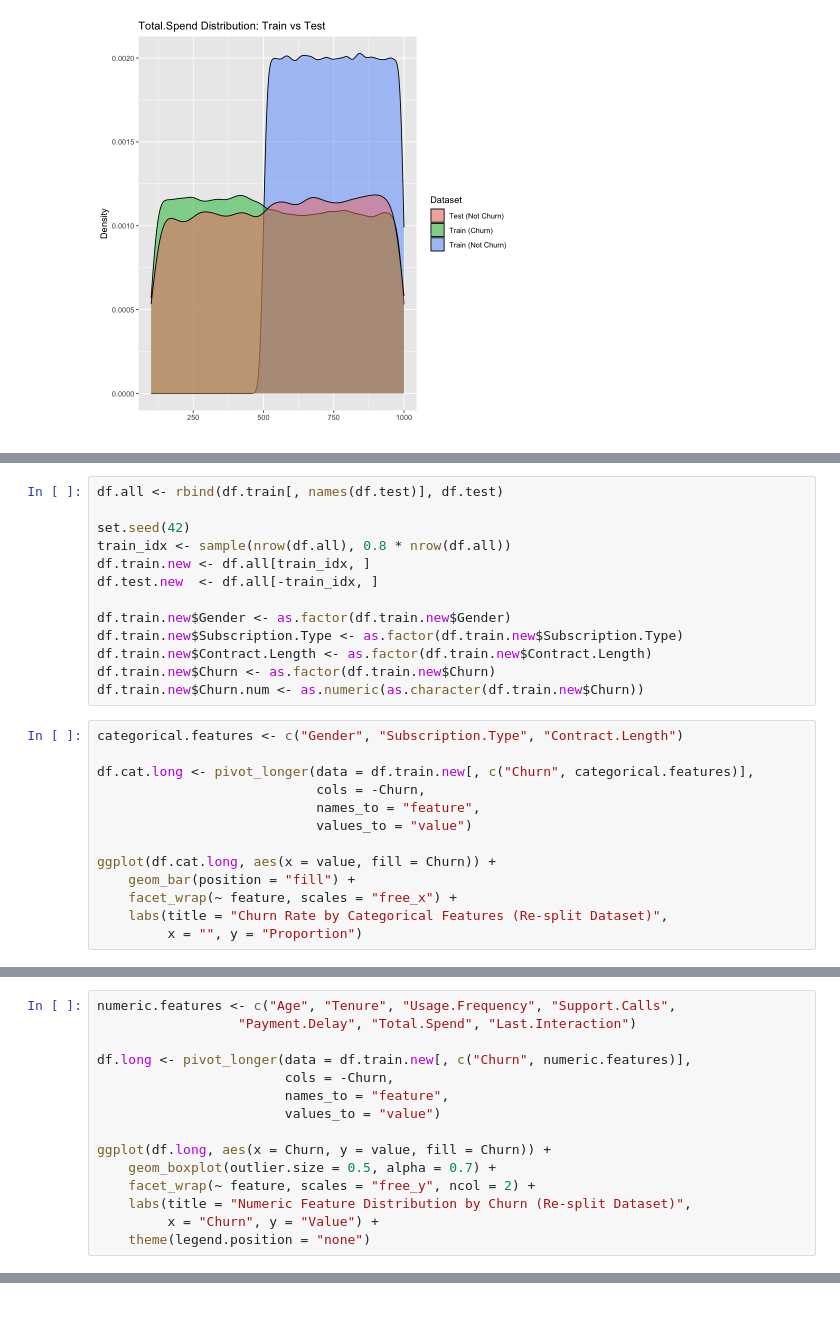
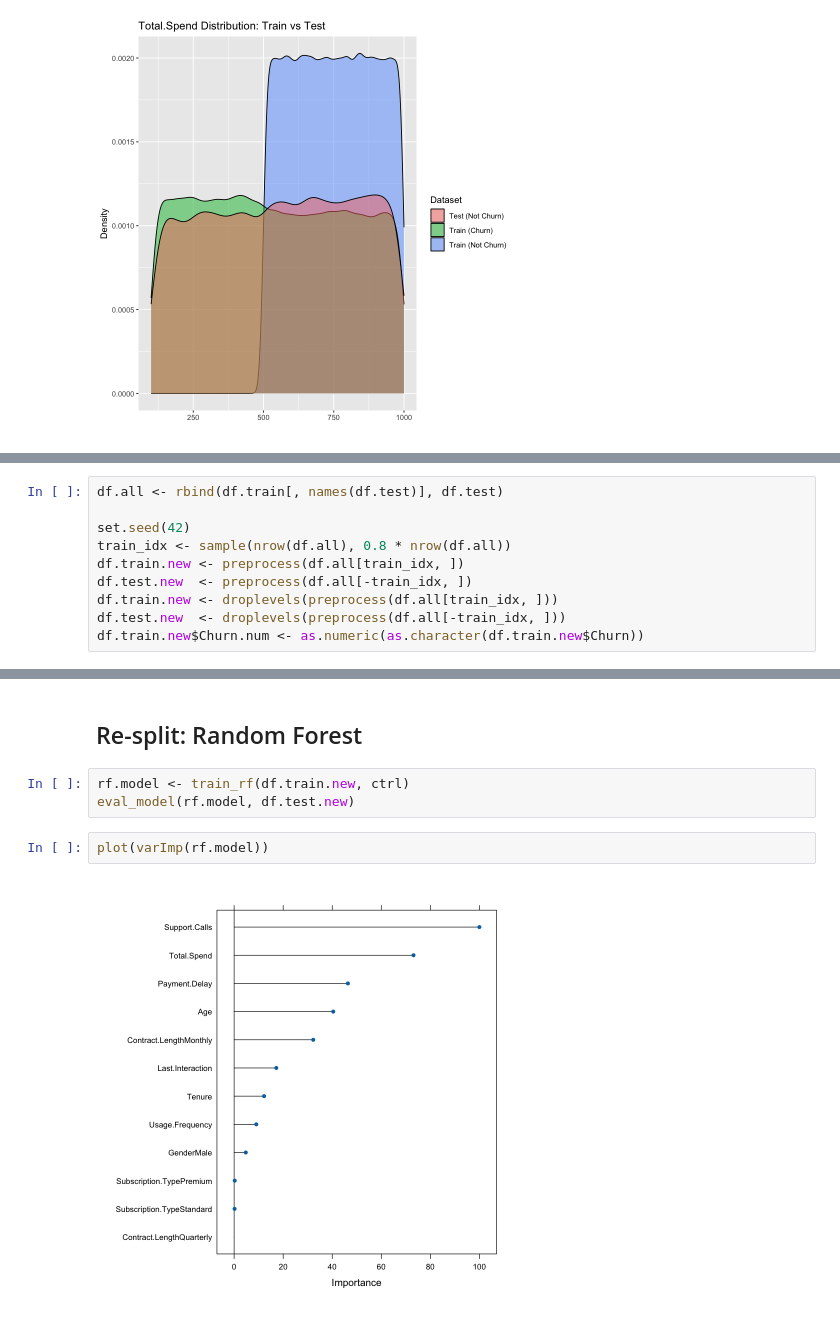
Before and after one commit to ShengPeiWilliam/telecom-churn-ml, a Jupyter notebook: code/churn_analysis.ipynb, the cells around one changed output, grey strips where cells are left out. Cells and saved outputs as stored; diff of their text form.

```diff
--- a/code/churn_analysis.ipynb
+++ b/code/churn_analysis.ipynb
@@ -347,24 +335,8 @@ df.all <- rbind(df.train[, names(df.test)], df.test)
 
 set.seed(42)
 train_idx <- sample(nrow(df.all), 0.8 * nrow(df.all))
-df.train.new <- df.all[train_idx, ]
-df.test.new  <- df.all[-train_idx, ]
-
-df.train.new$Gender <- as.factor(df.train.new$Gender)
-df.train.new$Subscription.Type <- as.factor(df.train.new$Subscription.Type)
-df.train.new$Contract.Length <- as.factor(df.train.new$Contract.Length)
-df.train.new$Churn <- as.factor(df.train.new$Churn)
+df.train.new <- preprocess(df.all[train_idx, ])
+df.test.new  <- preprocess(df.all[-train_idx, ])
+df.train.new <- droplevels(preprocess(df.all[train_idx, ]))
+df.test.new  <- droplevels(preprocess(df.all[-train_idx, ]))
 df.train.new$Churn.num <- as.numeric(as.character(df.train.new$Churn))
-# %%
-categorical.features <- c("Gender", "Subscription.Type", "Contract.Length")
-
-df.cat.long <- pivot_longer(data = df.train.new[, c("Churn", categorical.features)],
-                            cols = -Churn,
-                            names_to = "feature",
-                            values_to = "value")
-
-ggplot(df.cat.long, aes(x = value, fill = Churn)) +
-    geom_bar(position = "fill") +
-    facet_wrap(~ feature, scales = "free_x") +
-    labs(title = "Churn Rate by Categorical Features (Re-split Dataset)",
-         x = "", y = "Proportion")
@@ -373,15 +342,0 @@ ggplot(df.cat.long, aes(x = value, fill = Churn)) +
-# %%
-numeric.features <- c("Age", "Tenure", "Usage.Frequency", "Support.Calls",
-                  "Payment.Delay", "Total.Spend", "Last.Interaction")
-
-df.long <- pivot_longer(data = df.train.new[, c("Churn", numeric.features)],
-                        cols = -Churn,
-                        names_to = "feature",
-                        values_to = "value")
-
-ggplot(df.long, aes(x = Churn, y = value, fill = Churn)) +
-    geom_boxplot(outlier.size = 0.5, alpha = 0.7) +
-    facet_wrap(~ feature, scales = "free_y", ncol = 2) +
-    labs(title = "Numeric Feature Distribution by Churn (Re-split Dataset)",
-         x = "Churn", y = "Value") +
-    theme(legend.position = "none")
@@ -534,0 +411,9 @@ ggplot() +
+# %% [markdown]
+## Re-split: Random Forest
+# %%
+rf.model <- train_rf(df.train.new, ctrl)
+eval_model(rf.model, df.test.new)
+# %%
+plot(varImp(rf.model))
+# %% [output]
+[figure, added]
```
Also changed, not shown: parts of 55 cells of this notebook, 6 other files.
